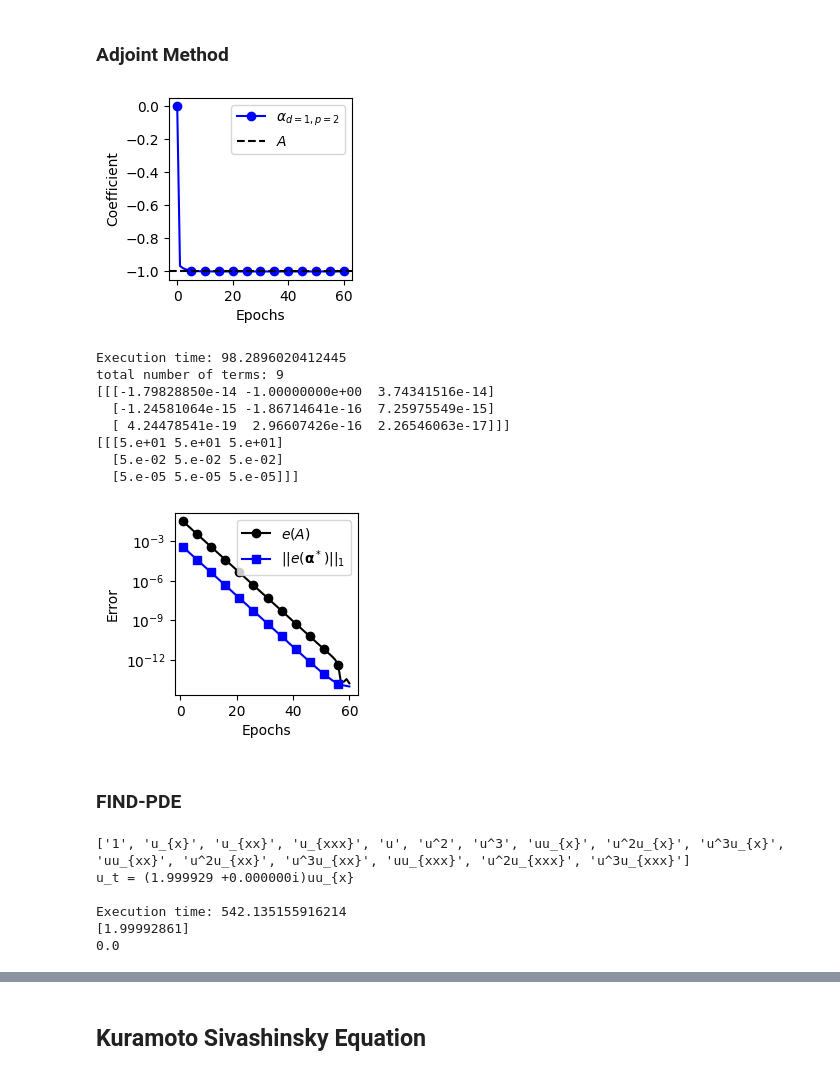
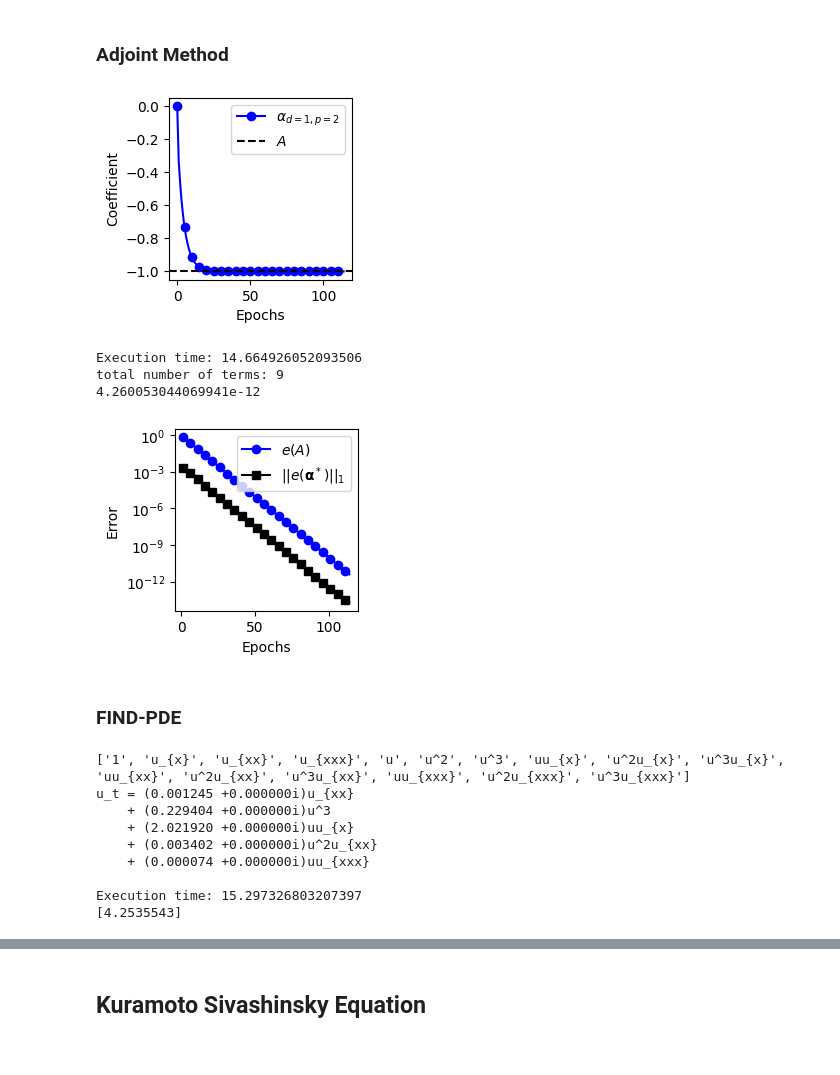
Before and after one commit to mohsensadr/DiscoverPDEAdjoint, a Jupyter notebook: Adjoint_General_nd.ipynb, the cells around one changed output, grey strips where cells are left out. Saved outputs shown, nothing was run; the diff lists cells and outputs as text; code cells hidden in the pictures.

```diff
--- a/Adjoint_General_nd.ipynb
+++ b/Adjoint_General_nd.ipynb
@@ -163,12 +163,12 @@ def heat_equation(D_m, f0_m, dx_m, dt_m, Nt_m):
     return f_m
 
 L = 1.0  # Length of the domain
-Nx = 1000  # Number of spatial grid points
+Nx = 100  # Number of spatial grid points
 D_ex = -1.0  # Thermal diffusivity
 
 dx = L/Nx
 dt = dt_cfl(dx, D_ex)
-Nt = 1000
+Nt = 100
 T = dt*Nt
 
 # Initial condition
@@ -185,6 +185,8 @@ print(x.shape)
 print(f0.shape)
 print(fs.shape)
 plt.plot(f0[0])
+
+fs0 = fs.copy()
 # %% [output]
 (1, 1000)
 (1, 1000)
@@ -392,7 +462,7 @@ Execution time: 542.6564018726349
 ## generate data
 # df/dt + A*f*df/dx = 0
 
-CFL = 0.05
+CFL = 0.01
 def dt_cfl(dx, A_m):
     # dt of simulation should be set satisfying CFL condition for stability
     return CFL*dx/(1.+abs(A_m)) #CFL*min(dx/abs(A_m+1e-15),dx**2/abs(D_m+1e-15))
@@ -405,7 +475,7 @@ def burger_equation(A_m, f0_m, dx_m, dt_m, Nt_m):
     return f_m
 
 L = 1.0  # Length of the domain
-Nx = 1000  # Number of spatial grid points
+Nx = 100  # Number of spatial grid points
 A_ex = -1.0  # Advection coefficient
 
 dx = L/Nx
@@ -423,6 +493,8 @@ x = np.array([x])
 f0 = np.array([f0])
 fs = np.array([fs])
 
+fs0 = fs.copy()
+
 print(x.shape)
 print(f0.shape)
 print(fs.shape)
@@ -437,7 +509,13 @@ plt.plot(fs[0,-1,:])
 # %% [markdown]
 ### Adjoint Method
 # %%
-tol = 1e-14
+noise = 0.0/100. # added noise as standard deviation of the normal distribution
+problem = "1D_burgers_eq_noise"
+
+fs = fs0.copy()
+fs = fs*(1+np.random.normal(0.0, noise, fs.shape) )
+
+tol = 1e-12
 start_time = time.time()
 numPDE = fs.shape[0]
 
@@ -448,13 +526,13 @@ D = np.max(np.sum(ds,axis=1))
 P = np.max(np.sum(ps,axis=1))
 
 params = np.zeros((numPDE,len(ds),len(ps)))
-beta = 0.00005
+beta = 0.001
 learning_rates = np.ones((numPDE, len(ds),len(ps)))
 for i, d in enumerate(ds):
     for j, p in enumerate(ps):
         #learning_rates[:,i,j] = beta * ( min(dx)**(sum(d)-D) )
         learning_rates[:,i,j] = beta * ( min(dx)**(sum(d)- D) ) #*2**(P-sum(p))
-epochs = 80
+epochs = 200
 estimated_params = np.zeros((epochs+1, numPDE, len(ds),len(ps)))
 estimated_params[0,:] = params
 
@@ -500,6 +578,8 @@ for id, d in enumerate(ds):
     for ip, p in enumerate(ps):
         if ( d[0]==1 and p[0]==2 ):
             plt.plot(estimated_params[:,i_pde,id,ip], label=r"$α_{d="+str(d[0])+", p="+str(p[0])+"}$", color="blue",marker="o", markevery=5)
+            total_error = estimated_params[-1,i_pde,id,ip]
+total_error = abs(total_error-A_ex)
 plt.axhline(A_ex, color="black", linestyle = "--", label=r"$A$")
 plt.ylabel('Coefficient')
 plt.xlabel('Epochs')
@@ -510,47 +590,45 @@ plt.show()
 
 end_time = time.time()
 print("Execution time: "+str(end_time-start_time))
 
 
 err_other = np.zeros_like(estimated_params[:,0,0,0])
 count = 0
 for id, d in enumerate(ds):
     for ip, p in enumerate(ps):
         if not ( d[0]==1 and p[0]==2 ):
             err_other += abs(estimated_params[:,i_pde,id,ip])
             count += 1
 
-problem = "1D_burger_equation"
+#problem = "1D_burger_equation"
 i_pde = 0
 plt.figure(figsize=(size*cm, size*cm))
 for id, d in enumerate(ds):
     for ip, p in enumerate(ps):
         if d[0]==1 and p[0]==2:
             plt.plot(eps[1:], abs(estimated_params[1:,i_pde,id,ip]-A_ex),#/abs(D_ex),
-                     label=r"$e(A)$", marker="o", markevery=5, color="black")
-plt.plot(eps[1:], err_other[1:]/count, marker="s", markevery=5, color="blue", label=r"$||e(\mathbf{\alpha}^*)||_1$")
+                     label=r"$e(A)$", marker="o", markevery=5, color="blue")
+plt.plot(eps[1:], err_other[1:]/count, marker="s", markevery=5, color="black", label=r"$||e(\mathbf{\alpha}^*)||_1$")
 plt.yscale('log')
 plt.ylabel(r'Error')
 plt.xlabel('Epochs')
 plt.legend()
 name = problem + "_" + "A"
 plt.savefig(name+".pdf",format='pdf', bbox_inches="tight", dpi=300)
 
 print("total number of terms: "+str(numPDE*len(ds)*len(ps)))
 
-print(params)
-print(learning_rates)
+total_error += err_other[-1]
+print(total_error)
+
+#print(params)
+#print(learning_rates)
 # %% [output]
-[figure, old version]
+[figure, new version]
-Execution time: 98.2896020412445
+Execution time: 14.664926052093506
 total number of terms: 9
-[[[-1.79828850e-14 -1.00000000e+00  3.74341516e-14]
-  [-1.24581064e-15 -1.86714641e-16  7.25975549e-15]
-  [ 4.24478541e-19  2.96607426e-16  2.26546063e-17]]]
-[[[5.e+01 5.e+01 5.e+01]
-  [5.e-02 5.e-02 5.e-02]
-  [5.e-05 5.e-05 5.e-05]]]
+4.260053044069941e-12
-[figure, old version]
+[figure, new version]
 # %% [markdown]
 ### FIND-PDE
 # %%
@@ -558,6 +636,9 @@ import sys; sys.path.append('PDE-FIND/')
 from PDE_FIND import *
 import scipy.io as sio
 import itertools
+
+fs = fs0.copy()
+fs = fs*(1+np.random.normal(0.0, noise, fs.shape) )
 
 start_time = time.time()
 
@@ -568,13 +649,6 @@ w = TrainSTRidge(R, Ut, 10**1, 0.1)
 print("PDE derived using STRidge")
 print_pde(w, rhs_des)
 '''
-
-import sys; sys.path.append('PDE-FIND/')
-from PDE_FIND import *
-import scipy.io as sio
-import itertools
-
-start_time = time.time()
 
 #(numPDE, Nt, Nx0, Nx1, ...)
 nt = Nt-1
@@ -608,7 +682,7 @@ X_ders_descr = ['','u_{x}', 'u_{xx}', 'u_{xxx}']
 X, description = build_Theta(X_data, X_ders, X_ders_descr, 3, data_description = ['u'])
 print(['1'] + description[1:])
 
-c = TrainSTRidge(X,ut,10**-5,0.1)
+c = TrainSTRidge(X,ut,10**-5,1)
 print_pde(c, description)
 
 end_time = time.time()
@@ -619,12 +693,16 @@ for i in range(len(c)):
         if c[i] != 0:
             coeff_pdefind.append( abs(c[i]) )
 coeff_pdefind = np.array( coeff_pdefind )
-print(coeff_pdefind[0])
-print(np.sum(coeff_pdefind[1:]))
+error = abs(-coeff_pdefind[0] - 2*A_ex)
+error += np.sum(abs(coeff_pdefind[1:]))
+print(error)
 # %% [output]
 ['1', 'u_{x}', 'u_{xx}', 'u_{xxx}', 'u', 'u^2', 'u^3', 'uu_{x}', 'u^2u_{x}', 'u^3u_{x}', 'uu_{xx}', 'u^2u_{xx}', 'u^3u_{xx}', 'uu_{xxx}', 'u^2u_{xxx}', 'u^3u_{xxx}']
-u_t = (1.999929 +0.000000i)uu_{x}
+u_t = (0.001245 +0.000000i)u_{xx}
+    + (0.229404 +0.000000i)u^3
+    + (2.021920 +0.000000i)uu_{x}
+    + (0.003402 +0.000000i)u^2u_{xx}
+    + (0.000074 +0.000000i)uu_{xxx}
 
-Execution time: 542.135155916214
-[1.99992861]
-0.0
+Execution time: 15.297326803207397
+[4.2535543]
```
Also changed, not shown: parts of 25 cells of this notebook.
